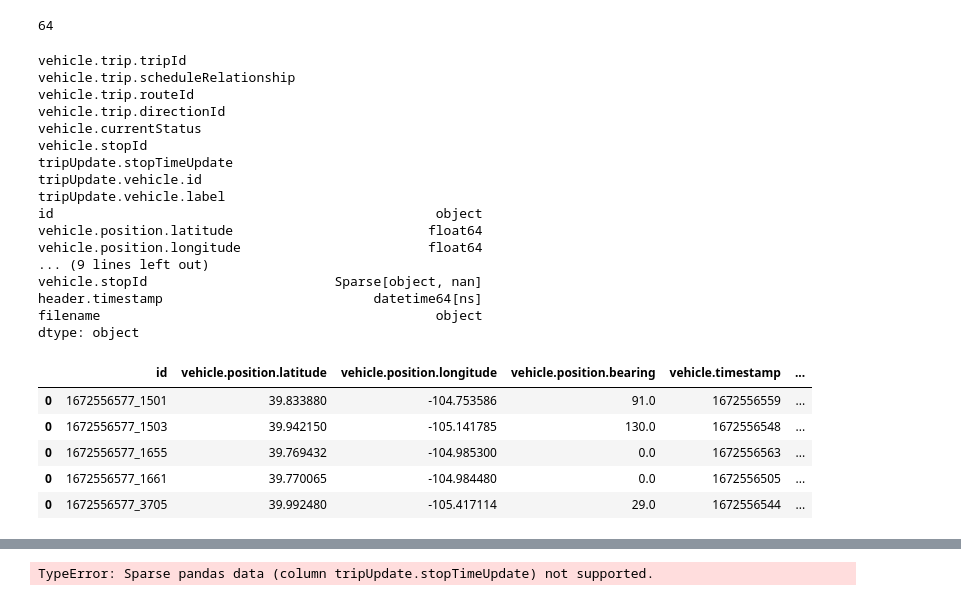
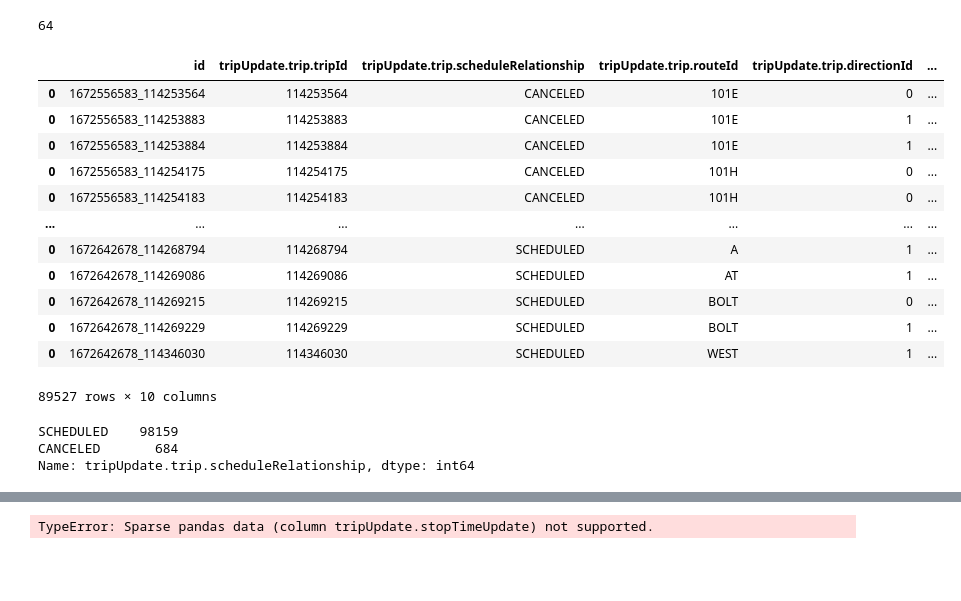
Before and after one commit to thatmushroom/rtd-ghost-buses, a Jupyter notebook: data_analysis/notebooks/rt_daily_aggregations.ipynb, the cells around one changed output, grey strips where cells are left out. Drawn from its saved outputs; the diff is of its cells as text; code cells hidden in the pictures; blank space fills up the shorter version.

Commit message:
Prepped for RTD. Need to do RTD aggregations (just have readin)

```diff
--- a/data_analysis/notebooks/rt_daily_aggregations.ipynb
+++ b/data_analysis/notebooks/rt_daily_aggregations.ipynb
@@ -279,8 +279,8 @@ class Alerts(GTFSdata):
 
 # Possible
 # %%
-start_date = '2023-01-01'
-end_date = '2023-01-01'
+start_date = '2023-01-11'
+end_date = '2023-01-11'
 
 date_range = [d for d in pendulum.period(pendulum.from_format(start_date, 'YYYY-MM-DD'), pendulum.from_format(end_date, 'YYYY-MM-DD')).range('days')]
 
@@ -364,5 +352,5 @@ loading s3.ObjectSummary(bucket_name='rtd-ghost-buses-private', key='bus_data_Ve
 # %%
-tu = TripUpdate()
-for day in date_range:
-    tu.fetch_s3_data(day)
-    tu.decode_s3_data()
+# tu = TripUpdate()
+# for day in date_range:
+#     tu.fetch_s3_data(day)
+#     tu.decode_s3_data()
@@ -415,40 +404,41 @@ out_buffer.__sizeof__()
 # %%
 # vp.sparse_cols_list = ['vehicle.trip.tripId',	'vehicle.trip.scheduleRelationship',	'vehicle.trip.routeId',	'vehicle.trip.directionId',	"vehicle.currentStatus",	'vehicle.stopId']
 # tu.sparse_cols_list = ['tripUpdate.stopTimeUpdate',	'tripUpdate.vehicle.id',	'tripUpdate.vehicle.label']
-for col in vp.sparse_cols_list:
-    print(col)
-    vp.dataset_df[col ]= pd.arrays.SparseArray(vp.dataset_df[col])
-for col in tu.sparse_cols_list:
-    print(col)
-    tu.dataset_df[col ]= pd.arrays.SparseArray(tu.dataset_df[col])
+# for col in vp.sparse_cols_list:
+#     print(col)
+#     vp.dataset_df[col ]= pd.arrays.SparseArray(vp.dataset_df[col])
+# for col in tu.sparse_cols_list:
+#     print(col)
+#     tu.dataset_df[col ]= pd.arrays.SparseArray(tu.dataset_df[col])
 
-print(vp.dataset_df.dtypes)
-vp.dataset_df.head()
+# print(vp.dataset_df.dtypes)
+# vp.dataset_df.head()
-# %% [output]
-vehicle.trip.tripId
-vehicle.trip.scheduleRelationship
-vehicle.trip.routeId
-vehicle.trip.directionId
-vehicle.currentStatus
-vehicle.stopId
-tripUpdate.stopTimeUpdate
-tripUpdate.vehicle.id
-tripUpdate.vehicle.label
-id                                                 object
-vehicle.position.latitude                         float64
-vehicle.position.longitude                        float64
-... (9 lines left out)
-vehicle.stopId                        Sparse[object, nan]
-header.timestamp                           datetime64[ns]
-filename                                           object
-dtype: object
-|  | id | vehicle.position.latitude | vehicle.position.longitude | vehicle.position.bearing | vehicle.timestamp | ... |
-| 0 | 1672556577_1501 | 39.833880 | -104.753586 | 91.0 | 1672556559 | ... |
-| 0 | 1672556577_1503 | 39.942150 | -105.141785 | 130.0 | 1672556548 | ... |
-| 0 | 1672556577_1655 | 39.769432 | -104.985300 | 0.0 | 1672556563 | ... |
-| 0 | 1672556577_1661 | 39.770065 | -104.984480 | 0.0 | 1672556505 | ... |
-| 0 | 1672556577_3705 | 39.992480 | -105.417114 | 29.0 | 1672556544 | ... |
 # %%
 vp.dataset_df
 # %%
+tu.dataset_df['tripUpdate.stopTimeUpdate'].iloc[85925]
 tu.dataset_df
+# %% [output]
+|  | id | tripUpdate.trip.tripId | tripUpdate.trip.scheduleRelationship | tripUpdate.trip.routeId | tripUpdate.trip.directionId | ... |
+| 0 | 1672556583_114253564 | 114253564 | CANCELED | 101E | 0 | ... |
+| 0 | 1672556583_114253883 | 114253883 | CANCELED | 101E | 1 | ... |
+| 0 | 1672556583_114253884 | 114253884 | CANCELED | 101E | 1 | ... |
+| 0 | 1672556583_114254175 | 114254175 | CANCELED | 101H | 0 | ... |
+| 0 | 1672556583_114254183 | 114254183 | CANCELED | 101H | 0 | ... |
+| ... | ... | ... | ... | ... | ... | ... |
+| 0 | 1672642678_114268794 | 114268794 | SCHEDULED | A | 1 | ... |
+| 0 | 1672642678_114269086 | 114269086 | SCHEDULED | AT | 1 | ... |
+| 0 | 1672642678_114269215 | 114269215 | SCHEDULED | BOLT | 0 | ... |
+| 0 | 1672642678_114269229 | 114269229 | SCHEDULED | BOLT | 1 | ... |
+| 0 | 1672642678_114346030 | 114346030 | SCHEDULED | WEST | 1 | ... |
+89527 rows × 10 columns
+# %%
+# Can I just take the trip update and look for CANCELED?
+# Filter through alerts
+tu.dataset_df['tripUpdate.trip.scheduleRelationship'].value_counts()
+# 1 day's worth - 25% Canceled for new year's day.
+# <1% on Jan 11th.
+# %% [output]
+SCHEDULED    98159
+CANCELED       684
+Name: tripUpdate.trip.scheduleRelationship, dtype: int64
```
Also changed, not shown: parts of 8 cells of this notebook.
